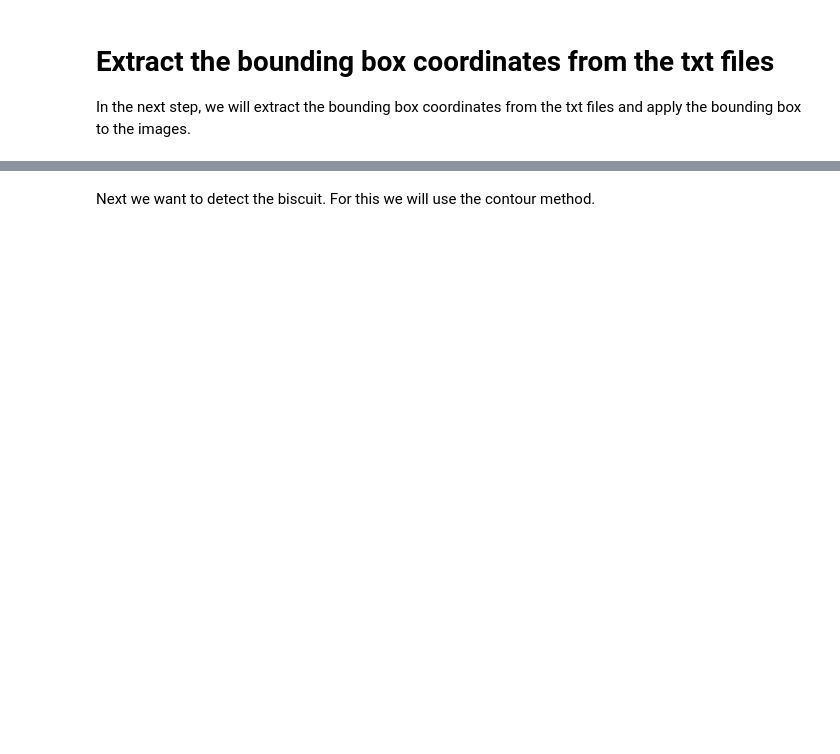
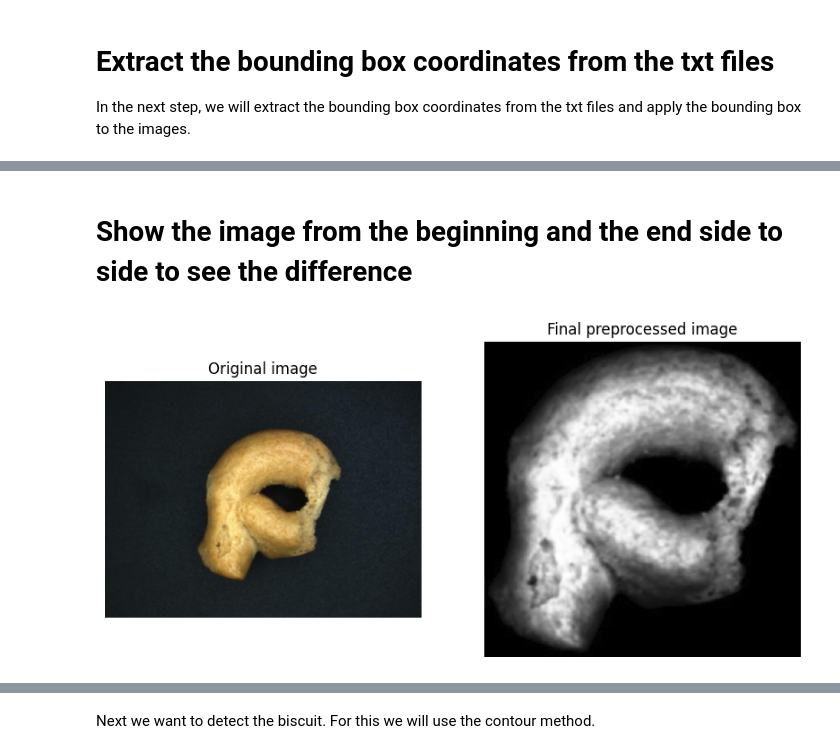
Before and after one commit to mschneider1711/MachineVision, a Jupyter notebook: Aufgabe_1/preprocessing.ipynb, the cells around one changed output, grey strips where cells are left out. Saved outputs shown, nothing was run; the diff lists cells and outputs as text; code cells hidden in the pictures; blank space fills up the shorter version.

```diff
--- a/Aufgabe_1/preprocessing.ipynb
+++ b/Aufgabe_1/preprocessing.ipynb
@@ -190,0 +237,28 @@ plt.show()
+# %% [markdown]
+# Show the image from the beginning and the end side to side to see the difference
+# %%
+# Create a figure with two subplots side by side
+plt.figure(figsize=(10, 5))  # Adjust the figure size
+
+# First subplot for the original image
+plt.subplot(1, 2, 1)  # 1 row, 2 columns, first image
+image_path = all_images_paths[0]
+image = cv2.imread(image_path)
+image = cv2.cvtColor(image, cv2.COLOR_BGR2RGB)  # Convert to RGB for plt
+plt.imshow(image)
+plt.title("Original image")
+plt.axis('off')  # Hide axes
+
+# Second subplot for the thresholded image
+plt.subplot(1, 2, 2)  # 1 row, 2 columns, second image
+image_path = all_normalized_images[0]
+image = cv2.imread(image_path, cv2.IMREAD_GRAYSCALE)
+image = cv2.cvtColor(image, cv2.COLOR_GRAY2RGB)  # Convert to RGB for plt
+plt.imshow(image)
+plt.title("Final preprocessed image")
+plt.axis('off')  # Hide axes
+
+# Show the figure
+plt.show()
+# %% [output]
+[figure, added]
```
Also changed, not shown: parts of 17 cells of this notebook.
